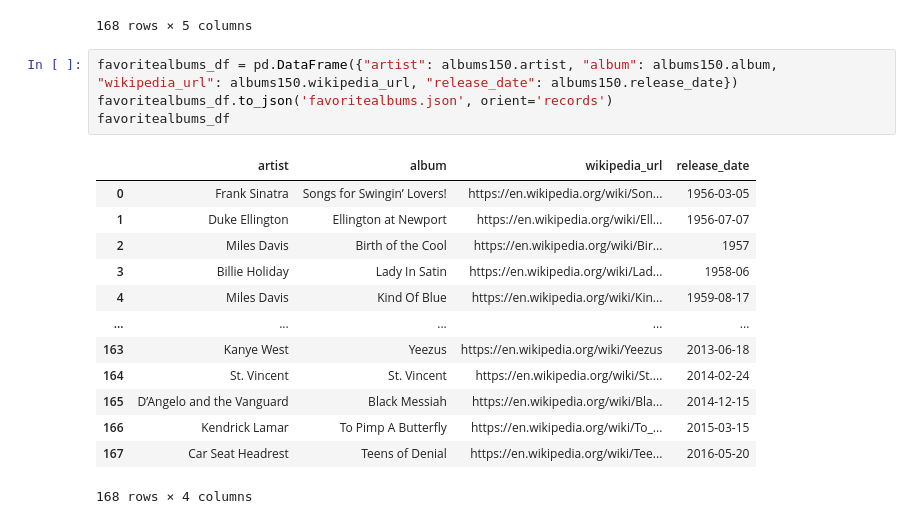
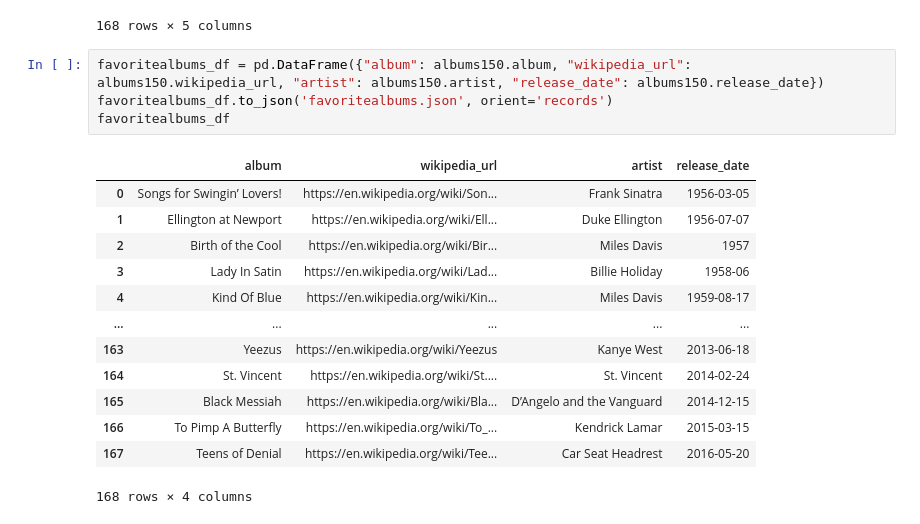
Before and after one commit to solrey3/solreydio, a Jupyter notebook: data/150ish-favorite-albums.ipynb, the cells around one changed output. Saved outputs shown, nothing was run; the diff lists cells and outputs as text.

```diff
--- a/data/150ish-favorite-albums.ipynb
+++ b/data/150ish-favorite-albums.ipynb
@@ -25,20 +45,20 @@ albums150
 | 167 | NaN | Car Seat Headrest | Teens of Denial | https://en.wikipedia.org/wiki/Tee... | 2016-05-20 |
 168 rows × 5 columns
 # %%
-favoritealbums_df = pd.DataFrame({"artist": albums150.artist, "album": albums150.album, "wikipedia_url": albums150.wikipedia_url, "release_date": albums150.release_date})
+favoritealbums_df = pd.DataFrame({"album": albums150.album, "wikipedia_url": albums150.wikipedia_url, "artist": albums150.artist, "release_date": albums150.release_date})
 favoritealbums_df.to_json('favoritealbums.json', orient='records')
 favoritealbums_df
 # %% [output]
-|  | artist | album | wikipedia_url | release_date |
-| 0 | Frank Sinatra | Songs for Swingin’ Lovers! | https://en.wikipedia.org/wiki/Son... | 1956-03-05 |
-| 1 | Duke Ellington | Ellington at Newport | https://en.wikipedia.org/wiki/Ell... | 1956-07-07 |
-| 2 | Miles Davis | Birth of the Cool | https://en.wikipedia.org/wiki/Bir... | 1957 |
-| 3 | Billie Holiday | Lady In Satin | https://en.wikipedia.org/wiki/Lad... | 1958-06 |
-| 4 | Miles Davis | Kind Of Blue | https://en.wikipedia.org/wiki/Kin... | 1959-08-17 |
+|  | album | wikipedia_url | artist | release_date |
+| 0 | Songs for Swingin’ Lovers! | https://en.wikipedia.org/wiki/Son... | Frank Sinatra | 1956-03-05 |
+| 1 | Ellington at Newport | https://en.wikipedia.org/wiki/Ell... | Duke Ellington | 1956-07-07 |
+| 2 | Birth of the Cool | https://en.wikipedia.org/wiki/Bir... | Miles Davis | 1957 |
+| 3 | Lady In Satin | https://en.wikipedia.org/wiki/Lad... | Billie Holiday | 1958-06 |
+| 4 | Kind Of Blue | https://en.wikipedia.org/wiki/Kin... | Miles Davis | 1959-08-17 |
 | ... | ... | ... | ... | ... |
-| 163 | Kanye West | Yeezus | https://en.wikipedia.org/wiki/Yeezus | 2013-06-18 |
-| 164 | St. Vincent | St. Vincent | https://en.wikipedia.org/wiki/St.... | 2014-02-24 |
-| 165 | D’Angelo and the Vanguard | Black Messiah | https://en.wikipedia.org/wiki/Bla... | 2014-12-15 |
-| 166 | Kendrick Lamar | To Pimp A Butterfly | https://en.wikipedia.org/wiki/To_... | 2015-03-15 |
-| 167 | Car Seat Headrest | Teens of Denial | https://en.wikipedia.org/wiki/Tee... | 2016-05-20 |
+| 163 | Yeezus | https://en.wikipedia.org/wiki/Yeezus | Kanye West | 2013-06-18 |
+| 164 | St. Vincent | https://en.wikipedia.org/wiki/St.... | St. Vincent | 2014-02-24 |
+| 165 | Black Messiah | https://en.wikipedia.org/wiki/Bla... | D’Angelo and the Vanguard | 2014-12-15 |
+| 166 | To Pimp A Butterfly | https://en.wikipedia.org/wiki/To_... | Kendrick Lamar | 2015-03-15 |
+| 167 | Teens of Denial | https://en.wikipedia.org/wiki/Tee... | Car Seat Headrest | 2016-05-20 |
 168 rows × 4 columns
```
Also changed, not shown: parts of 3 cells of this notebook, 2 other files.
